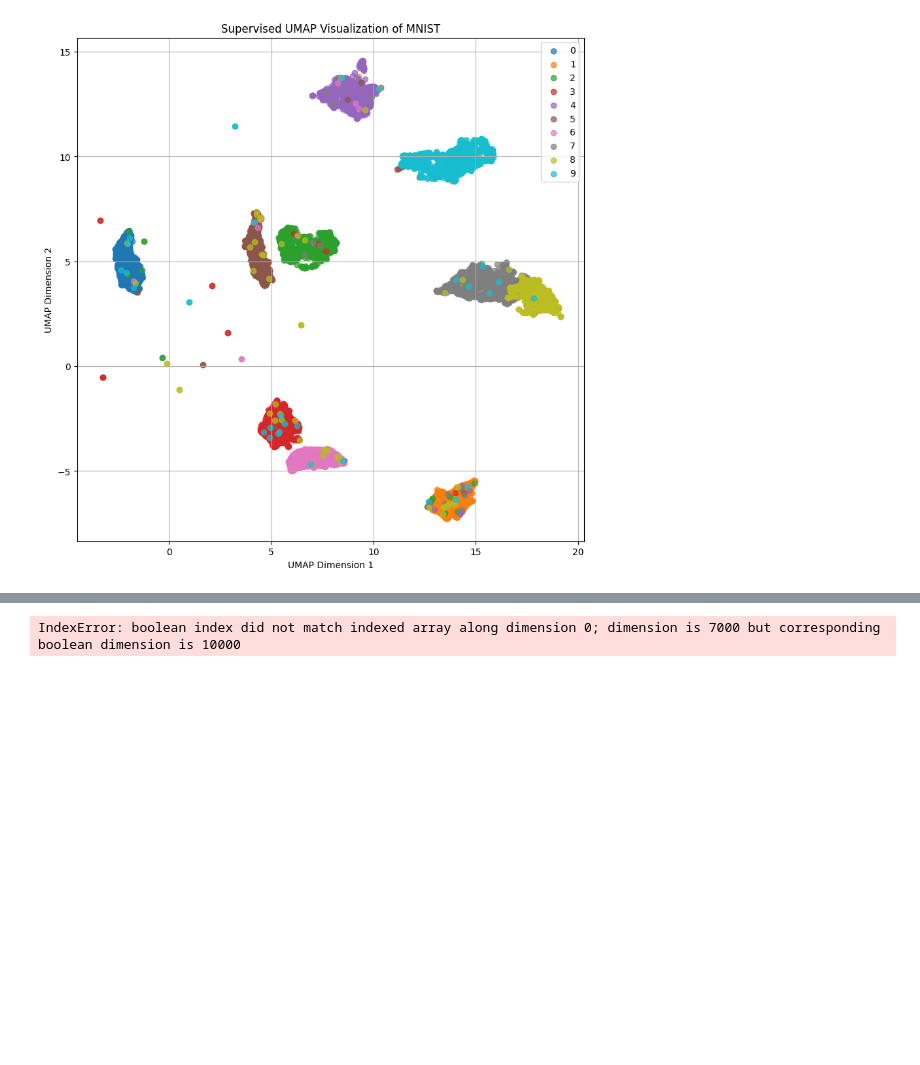
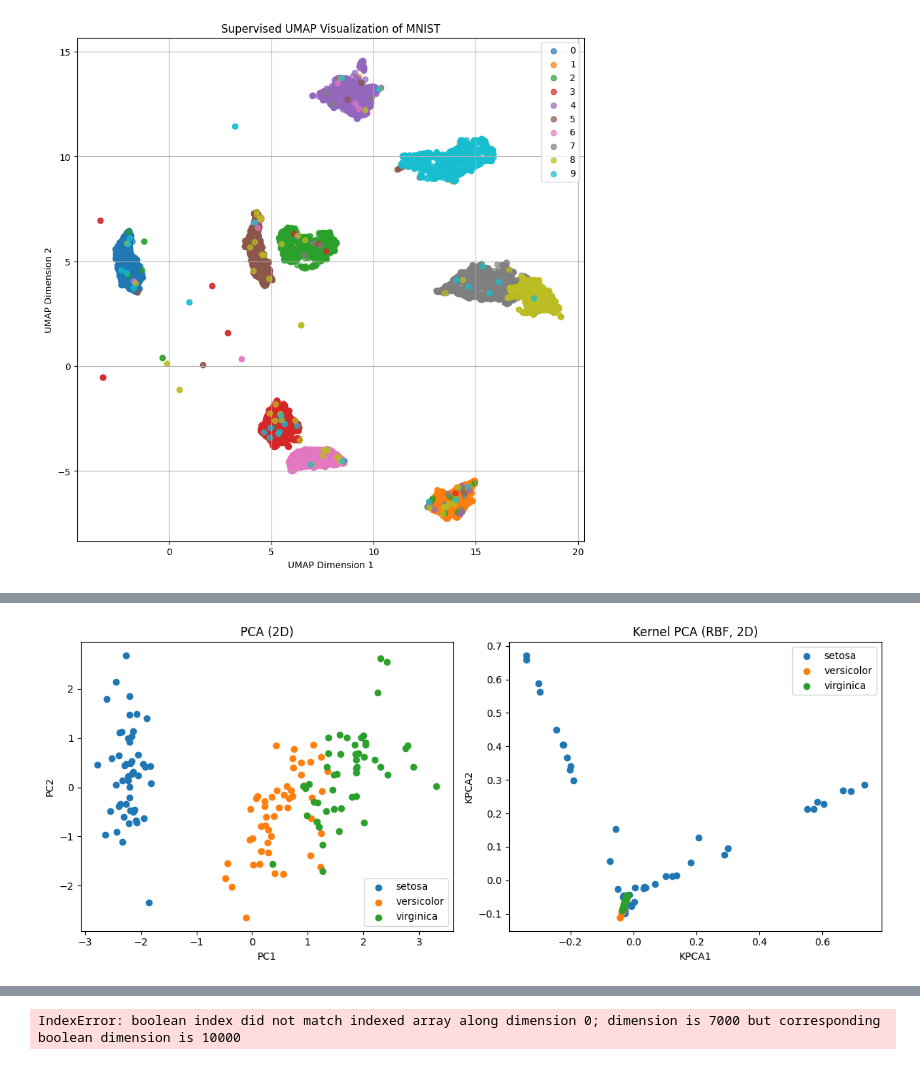
Before and after one commit to takano-lab/data-collaboration-analysis, a Jupyter notebook: src/suetake_debug.ipynb, the cells around one changed output, grey strips where cells are left out. Saved outputs shown, nothing was run; the diff lists cells and outputs as text; code cells hidden in the pictures; blank space fills up the shorter version.

```diff
--- a/src/suetake_debug.ipynb
+++ b/src/suetake_debug.ipynb
@@ -901,0 +984,49 @@ plt.show()
+# %%
+# 再実行（環境リセット後なので import から書き直す）
+
+import matplotlib.pyplot as plt
+import numpy as np
+from sklearn.datasets import load_iris
+from sklearn.preprocessing import StandardScaler
+from sklearn.decomposition import PCA, KernelPCA
+
+# データ読み込み
+iris = load_iris()
+X = iris.data
+y = iris.target
+labels = iris.target_names
+
+# 標準化
+X_std = StandardScaler().fit_transform(X)
+
+# PCA (2D)
+pca = PCA(n_components=2, random_state=42)
+Xp = pca.fit_transform(X_std)
+
+# KPCA (RBF, 2D)
+kpca = KernelPCA(n_components=2, kernel="rbf", gamma=15, random_state=42)
+Xk = kpca.fit_transform(X_std)
+
+# 可視化
+fig, axes = plt.subplots(1, 2, figsize=(12, 5))
+
+# PCAプロット
+for i, label in enumerate(labels):
+    axes[0].scatter(Xp[y==i, 0], Xp[y==i, 1], label=label)
+axes[0].set_title("PCA (2D)")
+axes[0].set_xlabel("PC1")
+axes[0].set_ylabel("PC2")
+axes[0].legend()
+
+# KPCAプロット
+for i, label in enumerate(labels):
+    axes[1].scatter(Xk[y==i, 0], Xk[y==i, 1], label=label)
+axes[1].set_title("Kernel PCA (RBF, 2D)")
+axes[1].set_xlabel("KPCA1")
+axes[1].set_ylabel("KPCA2")
+axes[1].legend()
+
+plt.tight_layout()
+plt.show()
+# %% [output]
+[figure, added]
```
Also changed, not shown: parts of 8 cells of this notebook, 9 other files.
